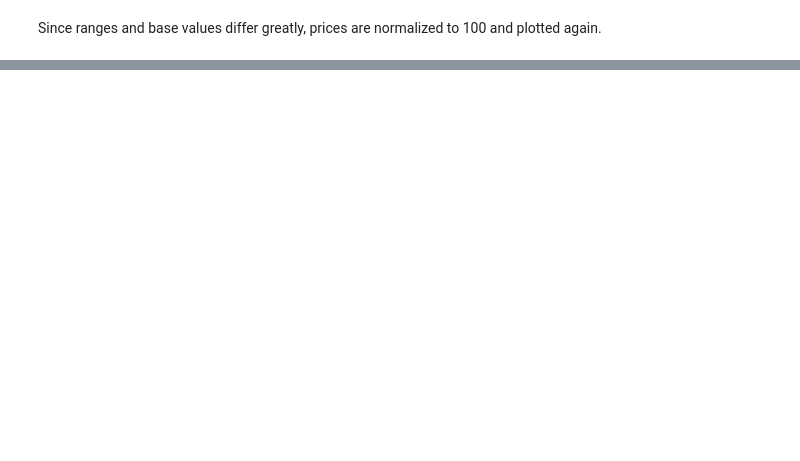
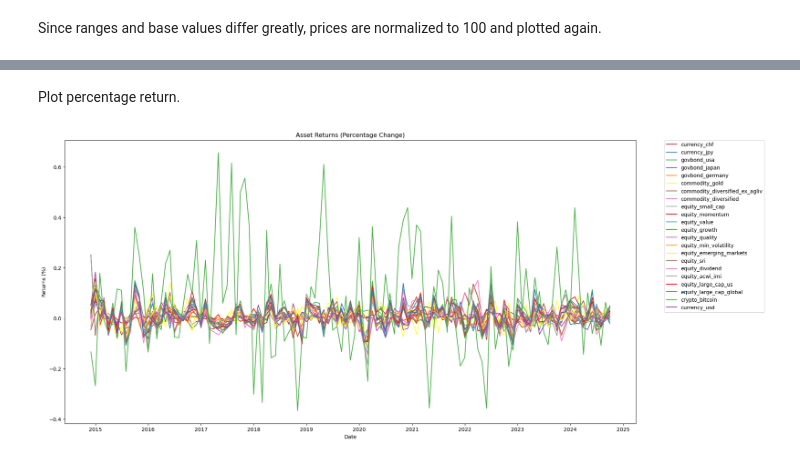
Before and after one commit to JAlbertOfficial/rebalytics, a Jupyter notebook: notebooks/02_data_exploration_processing.ipynb, the cells around one changed output, grey strips where cells are left out. Saved outputs shown, nothing was run; the diff lists cells and outputs as text; code cells hidden in the pictures; blank space fills up the shorter version.

```diff
--- a/notebooks/02_data_exploration_processing.ipynb
+++ b/notebooks/02_data_exploration_processing.ipynb
@@ -202,0 +203,27 @@ plt.show()
+# %% [markdown]
+Plot percentage return.
+# %%
+# Calculate percentage change for returns
+df_returns = df_interim.pct_change().dropna()
+
+# Color palette for solid lines
+color_palette = sns.color_palette("Set1", len(df_returns.columns))
+
+# Create a line plot for all columns in df_returns (percentage change)
+plt.figure(figsize=(20, 10))
+
+for i, column in enumerate(df_returns.columns):
+    sns.lineplot(x=df_returns.index, y=df_returns[column], color=color_palette[i % len(color_palette)], linestyle="-", label=column)
+
+# Add a title, axis labels, and a legend
+plt.title('Asset Returns (Percentage Change)')
+plt.xlabel('Date')
+plt.ylabel('Returns (%)')
+
+# Create legend and adjust the order to match the column names
+plt.legend(bbox_to_anchor=(1.05, 1), loc='upper left', borderaxespad=0.)
+
+# Display the plot
+plt.show()
+# %% [output]
+[figure, added]
```
Also changed, not shown: parts of 2 cells of this notebook.
